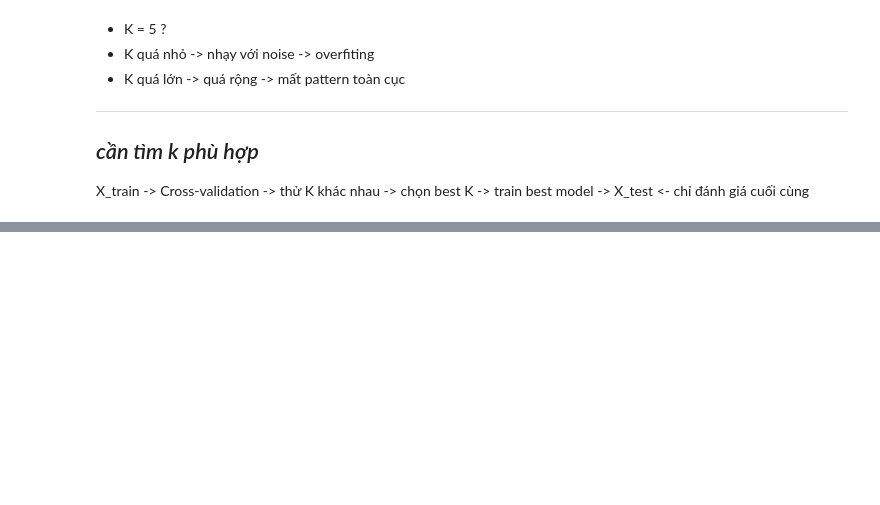
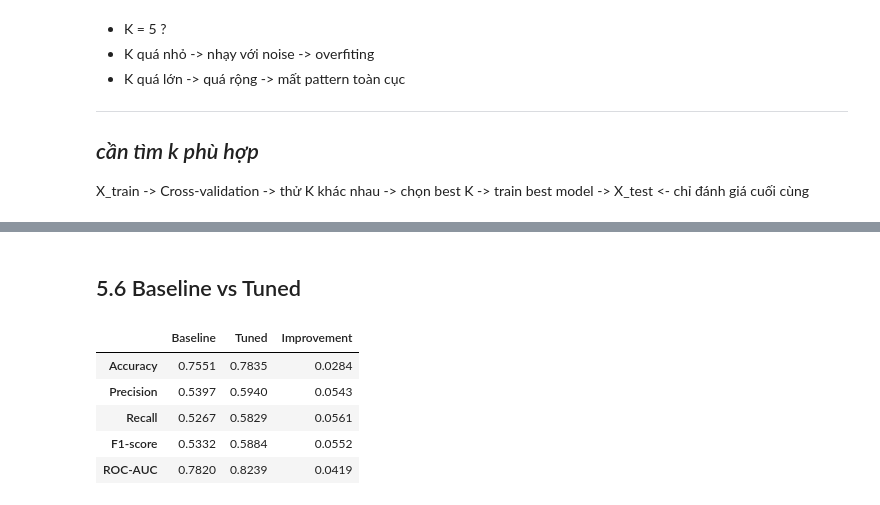
Before and after one commit to huynhthu214/Telco-Churn-DM, a Jupyter notebook: notebook/02_Modeling_Models.ipynb, the cells around one changed output, grey strips where cells are left out. Drawn from its saved outputs; the diff is of its cells as text; code cells hidden in the pictures; blank space fills up the shorter version.

```diff
--- a/notebook/02_Modeling_Models.ipynb
+++ b/notebook/02_Modeling_Models.ipynb
@@ -551,0 +438,26 @@ plt.show()
+# %% [markdown]
+## 5.6 Baseline vs Tuned
+# %%
+metrics = ["Accuracy", "Precision", "Recall", "F1-score", "ROC-AUC"]
+
+comparison_table = pd.DataFrame({
+    "Baseline": [
+        knn_baseline_result[m] for m in metrics
+    ],
+    "Tuned": [
+        knn_tuned_result[m] for m in metrics
+    ]
+}, index=metrics)
+
+comparison_table["Improvement"] = (
+    comparison_table["Tuned"] - comparison_table["Baseline"]
+)
+
+comparison_table.round(4)
+# %% [output]
+|  | Baseline | Tuned | Improvement |
+| Accuracy | 0.7551 | 0.7835 | 0.0284 |
+| Precision | 0.5397 | 0.5940 | 0.0543 |
+| Recall | 0.5267 | 0.5829 | 0.0561 |
+| F1-score | 0.5332 | 0.5884 | 0.0552 |
+| ROC-AUC | 0.7820 | 0.8239 | 0.0419 |
```
Also changed, not shown: parts of 27 cells of this notebook.
